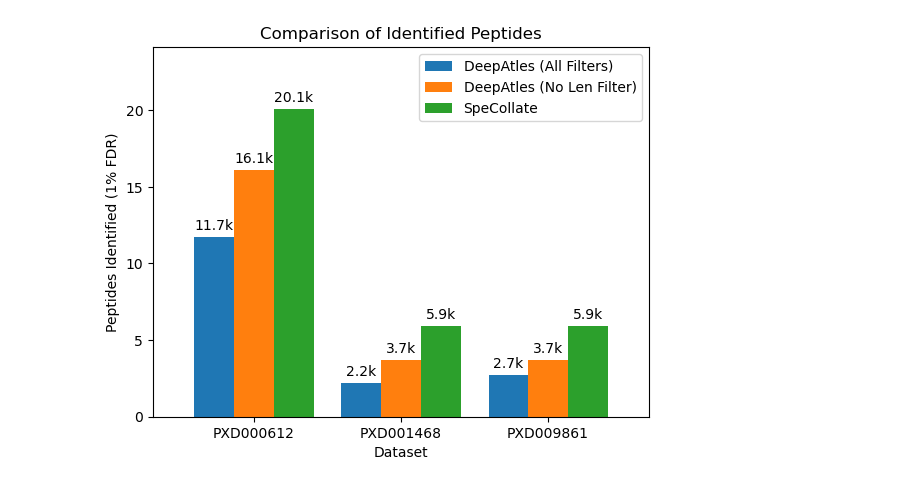
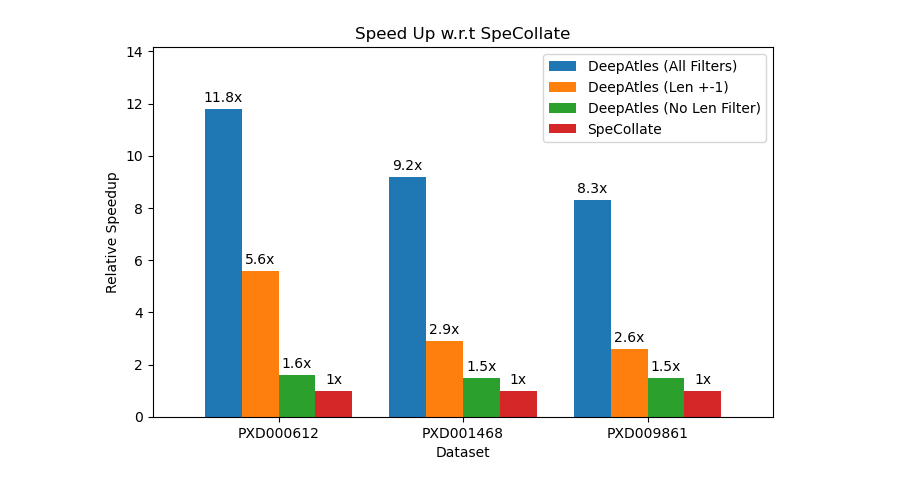
Before and after one commit to Usman095/DeepAtles, a Jupyter notebook: notebooks/db_results.ipynb, the cells around one changed output. Saved outputs shown, nothing was run; the diff lists cells and outputs as text; code cells hidden in the pictures.

```diff
--- a/notebooks/db_results.ipynb
+++ b/notebooks/db_results.ipynb
@@ -5,45 +64,49 @@ import numpy as np
 
 
 labels = ['PXD000612', 'PXD001468', 'PXD009861']
-len_filter = [11.7, 2.2, 2.7]
-no_len_filter = [16.1, 3.7, 3.7]
-specollate = [20.1, 5.9, 5.9]
+len_filter = [11.8, 9.2, 8.3]
+len_pm_one = [5.6, 2.9, 2.6]
+no_len_filter = [1.6, 1.5, 1.5]
+specollate = [1, 1, 1]
 
 x = np.arange(len(labels))  # the label locations
-width = 0.27  # the width of the bars
+width = 0.2  # the width of the bars
 
 fig, ax = plt.subplots()
-rects1 = ax.bar(x - width, len_filter, width, label='DeepAtles (All Filters)')
-rects2 = ax.bar(x, no_len_filter, width, label='DeepAtles (No Len Filter)')
-rects3 = ax.bar(x + width, specollate, width, label='SpeCollate')
+fig.set_figwidth(8)
+rects1 = ax.bar(x - 1.5 * width, len_filter, width, label='DeepAtles (All Filters)')
+rects2 = ax.bar(x - 0.5 * width, len_pm_one, width, label='DeepAtles (Len +-1)')
+rects3 = ax.bar(x + 0.5 * width, no_len_filter, width, label='DeepAtles (No Len Filter)')
+rects4 = ax.bar(x + 1.5 * width, specollate, width, label='SpeCollate')
 
 # Add some text for labels, title and custom x-axis tick labels, etc.
-ax.set_ylabel('Peptides Identified (1% FDR)')
+ax.set_ylabel('Relative Speedup')
 ax.set_xlabel('Dataset')
-ax.set_title('Comparison of Identified Peptides')
+ax.set_title('Speed Up w.r.t SpeCollate')
 ax.set_xticks(x)
 ax.set_xticklabels(labels)
 ax.legend()
 ax.margins(0.1, 0.2)
 
 
 def autolabel(rects):
     """Attach a text label above each bar in *rects*, displaying its height."""
     for rect in rects:
         height = rect.get_height()
-        ax.annotate('{}k'.format(height),
+        ax.annotate('{}x'.format(height),
                     xy=(rect.get_x() + rect.get_width() / 2, height),
                     xytext=(0, 3),  # 3 points vertical offset
                     textcoords="offset points",
                     ha='center', va='bottom')
 
 
 autolabel(rects1)
 autolabel(rects2)
 autolabel(rects3)
+autolabel(rects4)
 
 # fig.tight_layout()
-plt.savefig('Open-Peptides.png', dpi=600)
+plt.savefig('Open-Speedup.png', dpi=600)
 plt.show()
 # %% [output]
-[figure, old version]
+[figure, new version]
```
Also changed, not shown: parts of 2 cells of this notebook, 3 other files.
